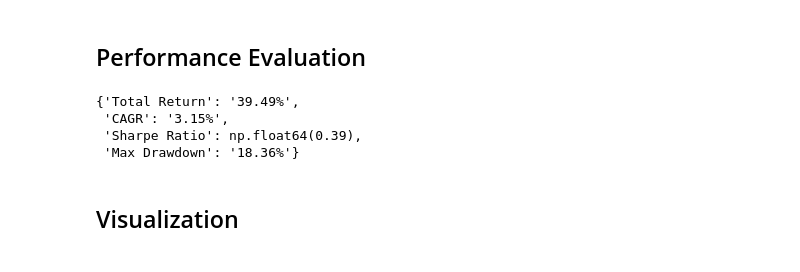
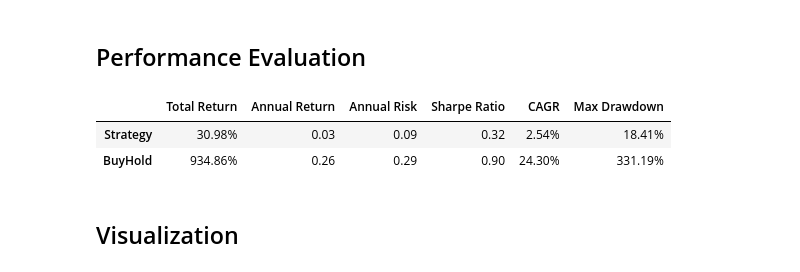
Before and after one commit to JamieW365/trading_algos, a Jupyter notebook: project2_bollinger/bollinger_mean_reversion.ipynb, the cells around one changed output. Saved outputs shown, nothing was run; the diff lists cells and outputs as text; code cells hidden in the pictures.

Commit message:
define performance evaluation function

```diff
--- a/project2_bollinger/bollinger_mean_reversion.ipynb
+++ b/project2_bollinger/bollinger_mean_reversion.ipynb
@@ -203,10 +230,9 @@ def performance_metrics(df):
 # %%
-performance_metrics(df)
+performance_metrics(df_backtest)
 # %% [output]
-{'Total Return': '39.49%',
- 'CAGR': '3.15%',
- 'Sharpe Ratio': np.float64(0.39),
- 'Max Drawdown': '18.36%'}
+|  | Total Return | Annual Return | Annual Risk | Sharpe Ratio | CAGR | Max Drawdown |
+| Strategy | 30.98% | 0.03 | 0.09 | 0.32 | 2.54% | 18.41% |
+| BuyHold | 934.86% | 0.26 | 0.29 | 0.90 | 24.30% | 331.19% |
 # %% [markdown]
 ## Visualization
 # %% [markdown]
```
Also changed, not shown: parts of 4 cells of this notebook.
